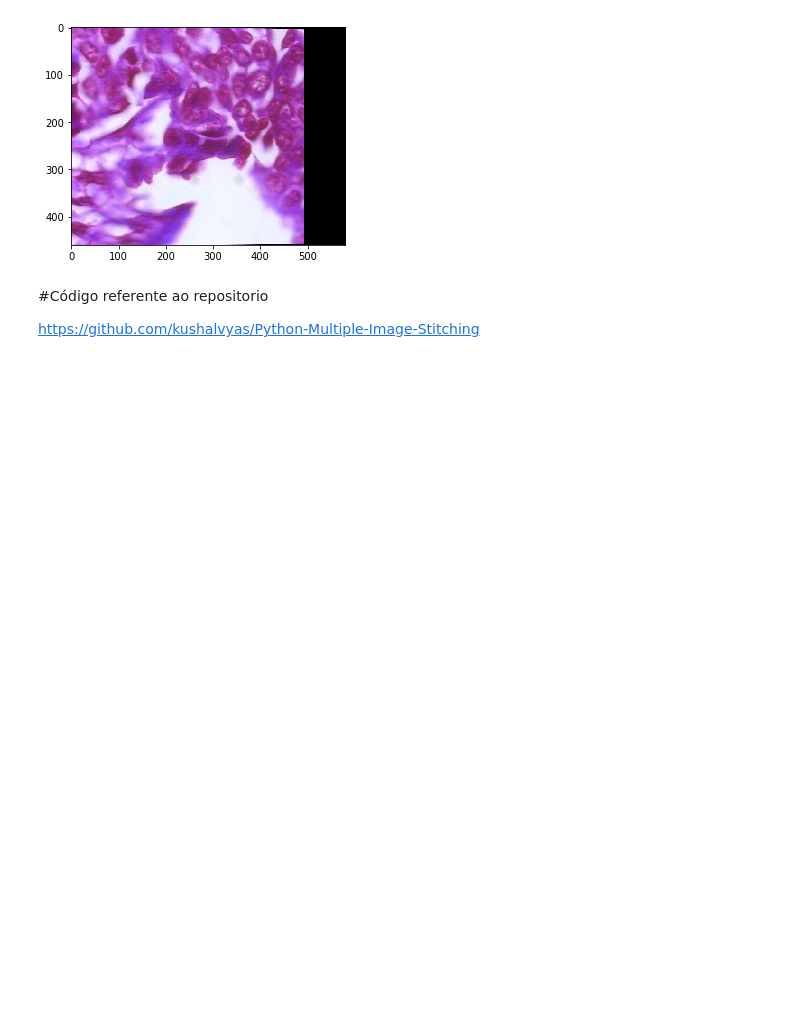
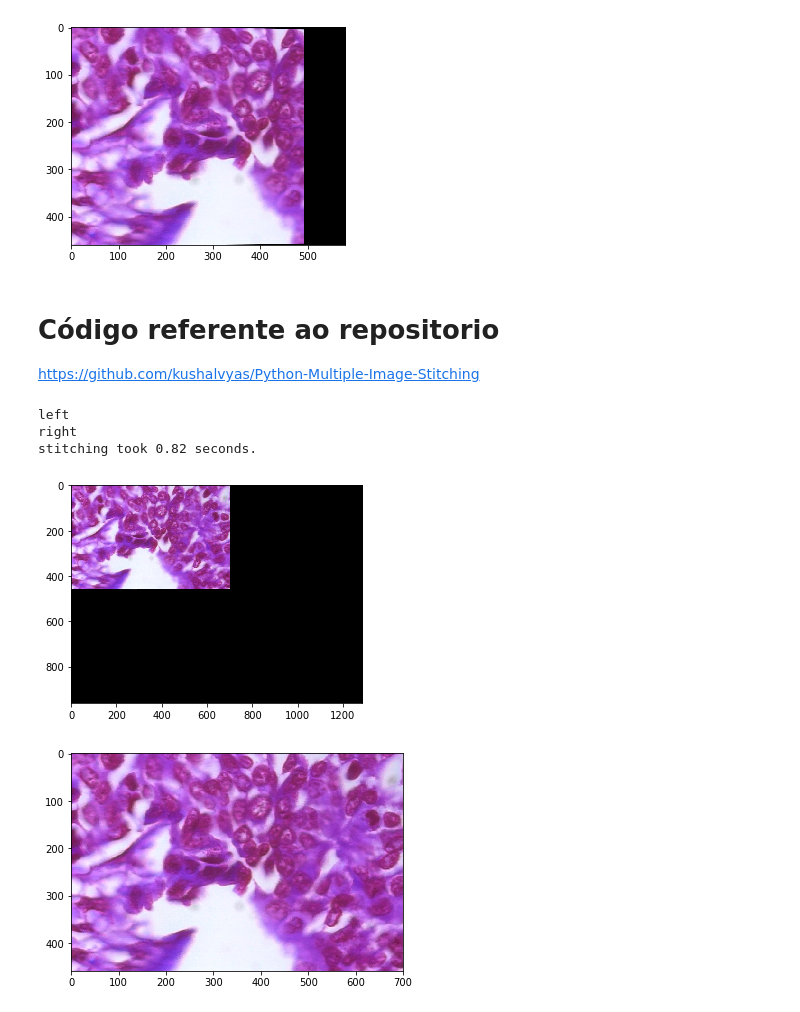
Before and after one commit to wparaujo/visaocomp, a Jupyter notebook: stitching-orb.ipynb, the cells around one changed output. Saved outputs shown, nothing was run; the diff lists cells and outputs as text; code cells hidden in the pictures; blank space fills up the shorter version.

```diff
--- a/stitching-orb.ipynb
+++ b/stitching-orb.ipynb
@@ -174,7 +174,7 @@ Creating Brute Force matcher
 [figure]
 [figure]
 # %% [markdown]
-#Código referente ao repositorio
+# Código referente ao repositorio
 
 https://github.com/kushalvyas/Python-Multiple-Image-Stitching
 # %%
@@ -334,7 +334,7 @@ class Stitcher:
         for i, image in enumerate(self.left_list[1:]):
             H = self.get_homography(a, str(i), image, str(i + 1), "left")
 
-            thresh = 100
+            thresh = 500
 
             # inverse homography
             XH = np.linalg.inv(H)
@@ -406,34 +406,41 @@ class Stitcher:
         background[only_right] = foreground[only_right]
         return background
 
 
 if __name__ == "__main__":
 
-    path = "./images/img400x_6_recorte_horizontal/"
-#     path = ""
+#     path = "./images/img400x_6_recorte_horizontal/"
+    path = ""
 
     shanghai_files = [
         path + "img400x_1.png",
         path + "img400x_2.png",
         path + "img400x_3.png",
     ]
 
-    print(shanghai_files)
 
     s = Stitcher(
         len(shanghai_files),
     )
 
-    images = [cv2.imread(f) for f in shanghai_files]
+    images = [
+        cv2.imread(f) for f in shanghai_files
+    ]
 
     panorama = s.stitch(images)
 
     img = imageWithoutFirstColBlack(panorama)
 
     plt.imshow(panorama)
     plt.show()
 
     plt.imshow(img)
     plt.show()
 
     cv2.imwrite('output/out.png', img)
+# %% [output]
+left
+right
+stitching took 0.82 seconds.
+[figure, added]
+[figure, added]
```
